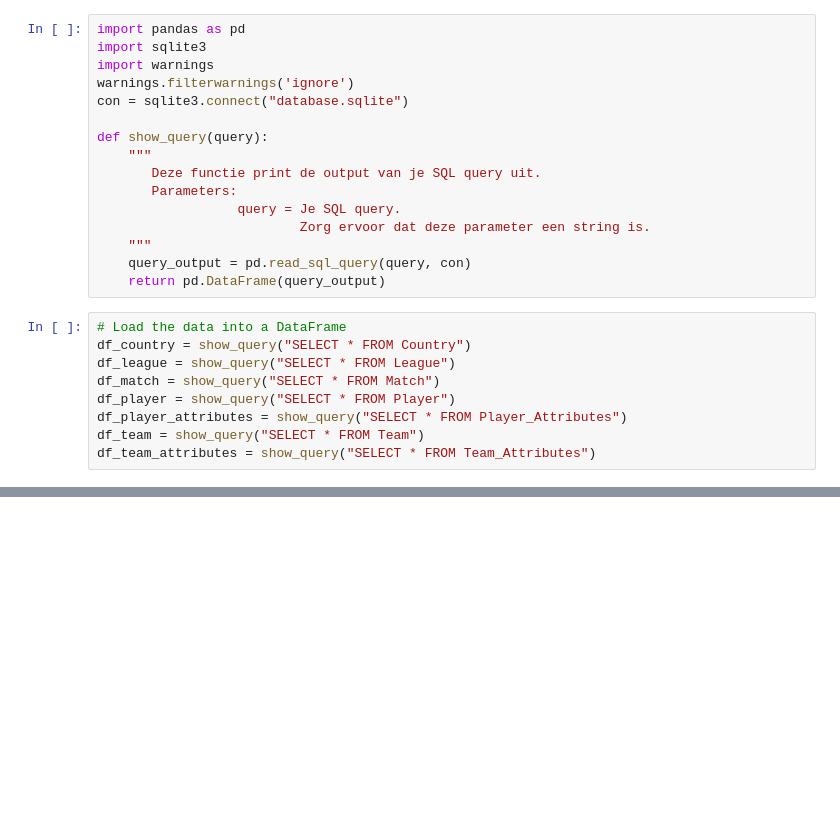
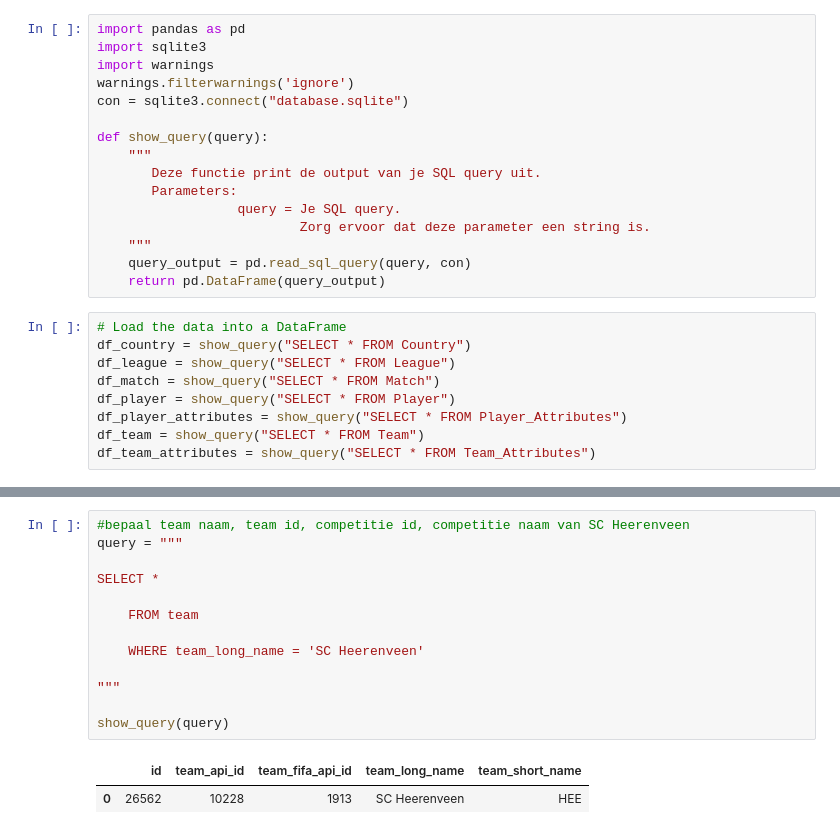
Before and after one commit to BartJeninga/2BDatalab, a Jupyter notebook: DataLab II sprint 2 main.ipynb, the cells around one changed output, grey strips where cells are left out. Drawn from its saved outputs; the diff is of its cells as text; blank space fills up the shorter version.

```diff
--- a/DataLab II sprint 2 main.ipynb
+++ b/DataLab II sprint 2 main.ipynb
@@ -25,0 +54,16 @@ df_team_attributes = show_query("SELECT * FROM Team_Attributes")
+# %%
+#bepaal team naam, team id, competitie id, competitie naam van SC Heerenveen
+query = """
+
+SELECT *
+
+    FROM team
+
+    WHERE team_long_name = 'SC Heerenveen'
+
+"""
+
+show_query(query)
+# %% [output]
+|  | id | team_api_id | team_fifa_api_id | team_long_name | team_short_name |
+| 0 | 26562 | 10228 | 1913 | SC Heerenveen | HEE |
```
Also changed, not shown: parts of 11 cells of this notebook.
